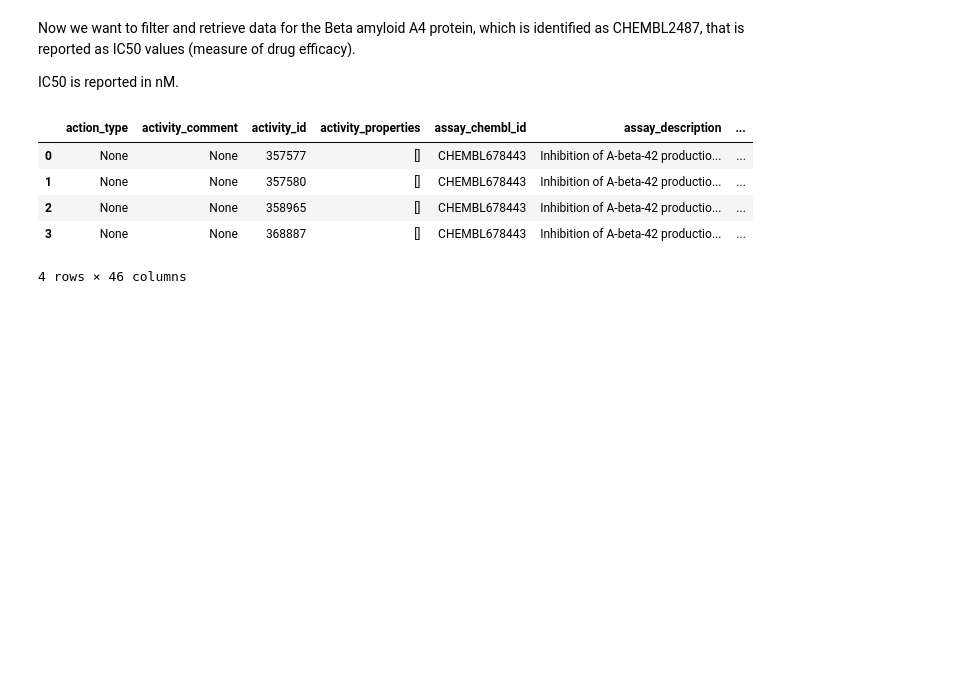
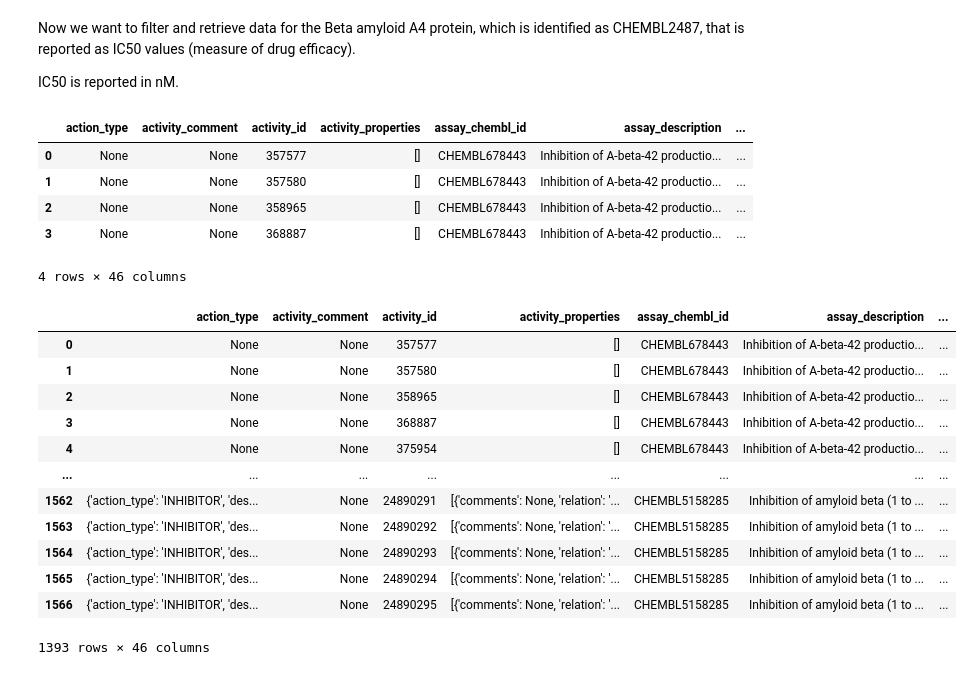
Before and after one commit to orrabadia/Bioactivity-Data-Project, a Jupyter notebook: ML_Part1_BioactivityDataProcessing.ipynb, the cells around one changed output. Drawn from its saved outputs; the diff is of its cells as text; code cells hidden in the pictures; blank space fills up the shorter version.

Commit message:
Finishing Preprocessing of Data

```diff
--- a/ML_Part1_BioactivityDataProcessing.ipynb
+++ b/ML_Part1_BioactivityDataProcessing.ipynb
@@ -64,3 +64,22 @@ dataframe.head(4) #show first 4
 | 2 | None | None | 358965 | [] | CHEMBL678443 | Inhibition of A-beta-42 productio... | ... |
 | 3 | None | None | 368887 | [] | CHEMBL678443 | Inhibition of A-beta-42 productio... | ... |
 4 rows × 46 columns
+# %%
+dataframe.standard_type.unique()
+dataframe.to_csv('bioactivity_data.csv', index=False)
+dataframe_without_missingData = dataframe[dataframe.standard_value.notna()]
+dataframe_without_missingData # to drop compounds if they have no standard value
+# %% [output]
+|  | action_type | activity_comment | activity_id | activity_properties | assay_chembl_id | assay_description | ... |
+| 0 | None | None | 357577 | [] | CHEMBL678443 | Inhibition of A-beta-42 productio... | ... |
+| 1 | None | None | 357580 | [] | CHEMBL678443 | Inhibition of A-beta-42 productio... | ... |
+| 2 | None | None | 358965 | [] | CHEMBL678443 | Inhibition of A-beta-42 productio... | ... |
+| 3 | None | None | 368887 | [] | CHEMBL678443 | Inhibition of A-beta-42 productio... | ... |
+| 4 | None | None | 375954 | [] | CHEMBL678443 | Inhibition of A-beta-42 productio... | ... |
+| ... | ... | ... | ... | ... | ... | ... | ... |
+| 1562 | {'action_type': 'INHIBITOR', 'des... | None | 24890291 | [{'comments': None, 'relation': '... | CHEMBL5158285 | Inhibition of amyloid beta (1 to ... | ... |
+| 1563 | {'action_type': 'INHIBITOR', 'des... | None | 24890292 | [{'comments': None, 'relation': '... | CHEMBL5158285 | Inhibition of amyloid beta (1 to ... | ... |
+| 1564 | {'action_type': 'INHIBITOR', 'des... | None | 24890293 | [{'comments': None, 'relation': '... | CHEMBL5158285 | Inhibition of amyloid beta (1 to ... | ... |
+| 1565 | {'action_type': 'INHIBITOR', 'des... | None | 24890294 | [{'comments': None, 'relation': '... | CHEMBL5158285 | Inhibition of amyloid beta (1 to ... | ... |
+| 1566 | {'action_type': 'INHIBITOR', 'des... | None | 24890295 | [{'comments': None, 'relation': '... | CHEMBL5158285 | Inhibition of amyloid beta (1 to ... | ... |
+1393 rows × 46 columns
```
Also changed, not shown: parts of 12 cells of this notebook, 2 other files.
